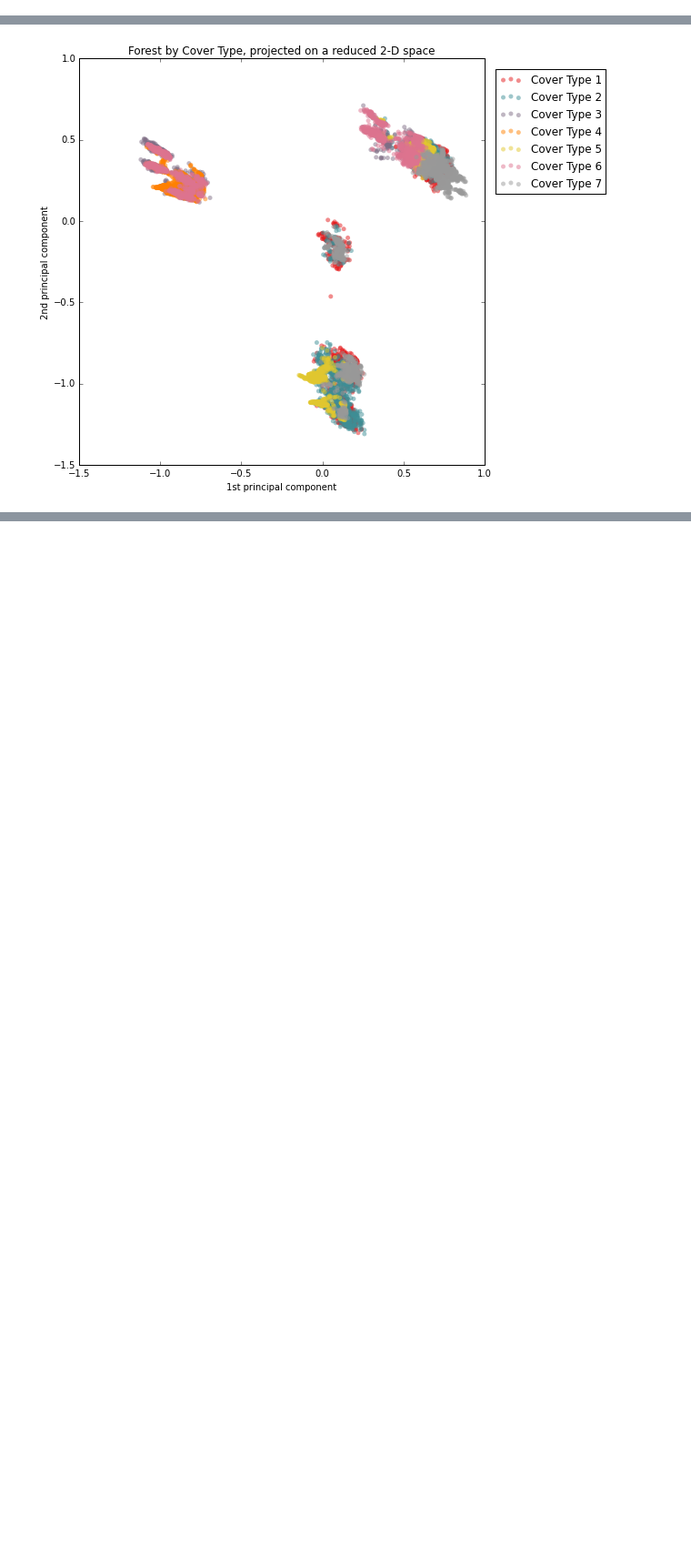
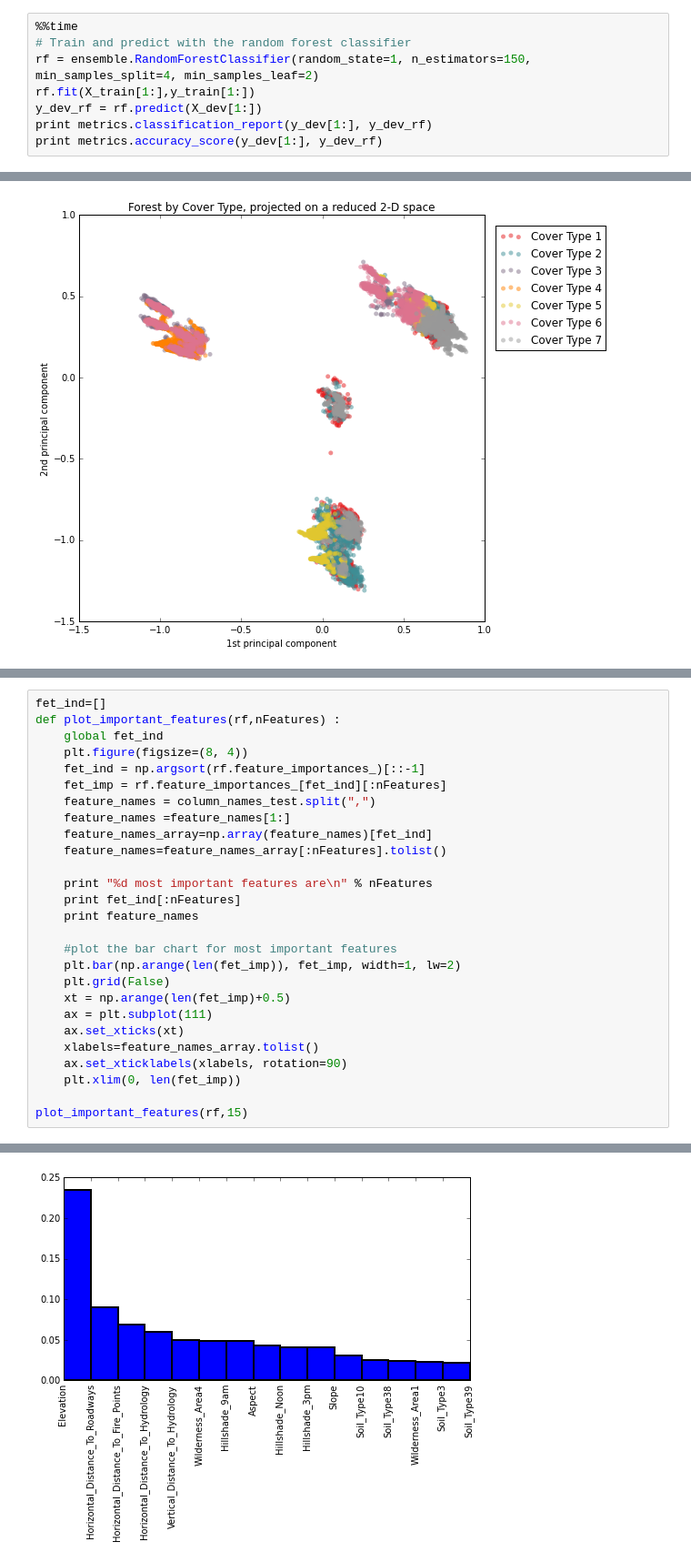
Before and after one commit to juanjocarin/W207-final-project, a Jupyter notebook: Forest/W207-Carin_Mahmud_Sakhamuri.ipynb, the cells around one changed output, grey strips where cells are left out. Shown: that part at 91% size. Drawn from its saved outputs; the diff is of its cells as text; blank space fills up the shorter version.

Commit message:
results from Decision tree and random forests and some analysis dev test result 0.864328259431 for RF

```diff
--- a/Forest/W207-Carin_Mahmud_Sakhamuri.ipynb
+++ b/Forest/W207-Carin_Mahmud_Sakhamuri.ipynb
@@ -425,0 +461,8 @@ print preds_dec
+# %%
+%%time
+# Train and predict with the random forest classifier
+rf = ensemble.RandomForestClassifier(random_state=1, n_estimators=150, min_samples_split=4, min_samples_leaf=2)
+rf.fit(X_train[1:],y_train[1:])
+y_dev_rf = rf.predict(X_dev[1:])
+print metrics.classification_report(y_dev[1:], y_dev_rf)
+print metrics.accuracy_score(y_dev[1:], y_dev_rf)
@@ -526,0 +602,28 @@ plot(X_train_minmax)
+# %%
+fet_ind=[]
+def plot_important_features(rf,nFeatures) :
+    global fet_ind
+    plt.figure(figsize=(8, 4))
+    fet_ind = np.argsort(rf.feature_importances_)[::-1]
+    fet_imp = rf.feature_importances_[fet_ind][:nFeatures]
+    feature_names = column_names_test.split(",")
+    feature_names =feature_names[1:]
+    feature_names_array=np.array(feature_names)[fet_ind]
+    feature_names=feature_names_array[:nFeatures].tolist()
+
+    print "%d most important features are\n" % nFeatures
+    print fet_ind[:nFeatures]
+    print feature_names
+
+    #plot the bar chart for most important features
+    plt.bar(np.arange(len(fet_imp)), fet_imp, width=1, lw=2)
+    plt.grid(False)
+    xt = np.arange(len(fet_imp)+0.5)
+    ax = plt.subplot(111)
+    ax.set_xticks(xt)
+    xlabels=feature_names_array.tolist()
+    ax.set_xticklabels(xlabels, rotation=90)
+    plt.xlim(0, len(fet_imp))
+
+plot_important_features(rf,15)
+# %% [output]
@@ -526,0 +634 @@ plot(X_train_minmax)
+[figure, added]
```
Also changed, not shown: parts of 16 cells of this notebook.
